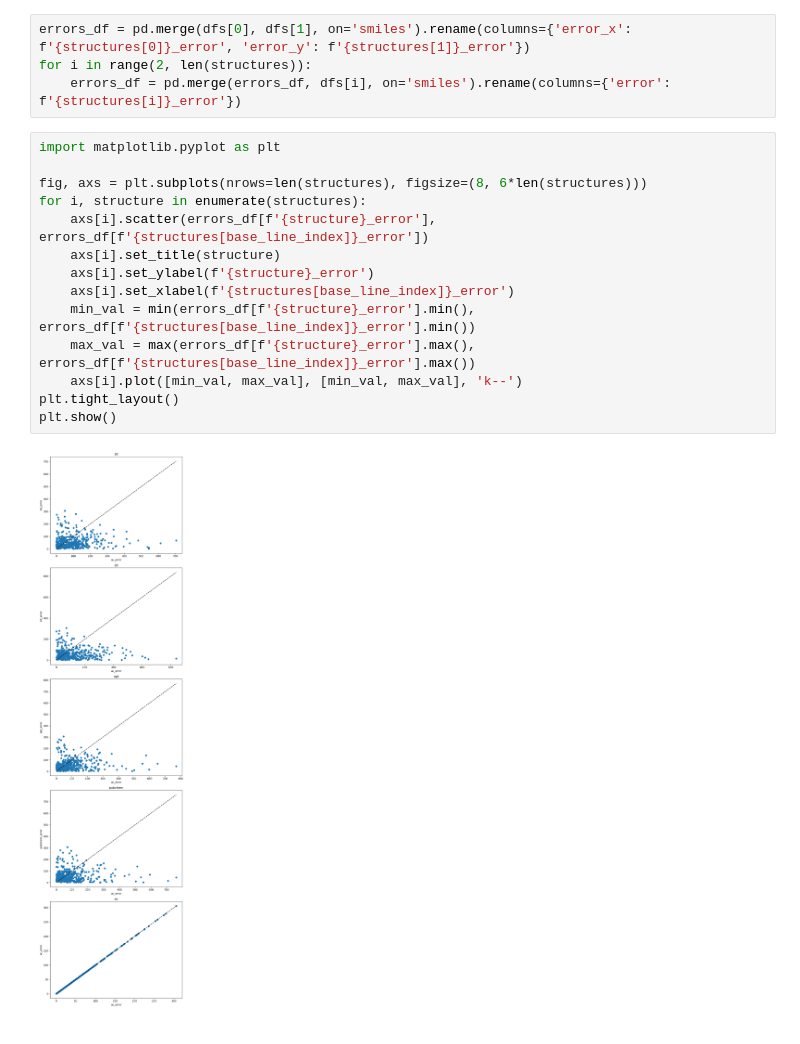
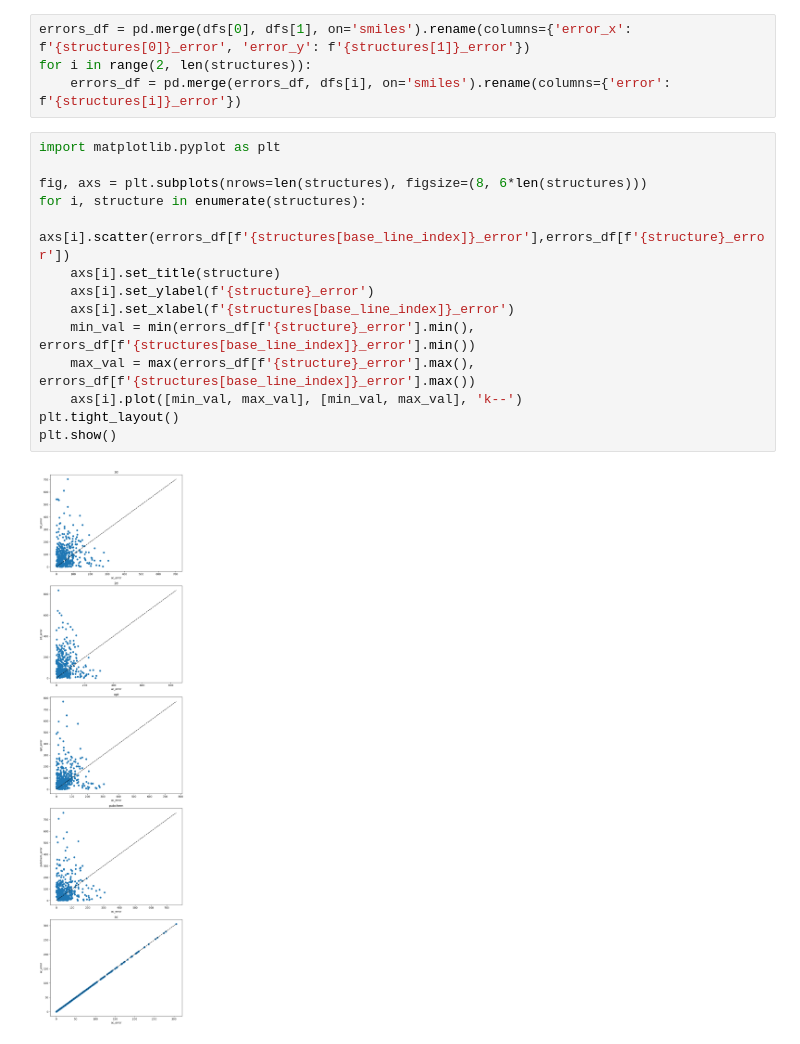
Before and after one commit to aminrezasefid/BaselineSheh, a Jupyter notebook: processes-on-mols/model-struct-viz.ipynb, the cells around one changed output. Drawn from its saved outputs; the diff is of its cells as text.

Commit message:
scatter model struct

```diff
--- a/processes-on-mols/model-struct-viz.ipynb
+++ b/processes-on-mols/model-struct-viz.ipynb
@@ -20,16 +20,16 @@ for i in range(2, len(structures)):
 # %%
 import matplotlib.pyplot as plt
 
 fig, axs = plt.subplots(nrows=len(structures), figsize=(8, 6*len(structures)))
 for i, structure in enumerate(structures):
-    axs[i].scatter(errors_df[f'{structure}_error'], errors_df[f'{structures[base_line_index]}_error'])
+    axs[i].scatter(errors_df[f'{structures[base_line_index]}_error'],errors_df[f'{structure}_error'])
     axs[i].set_title(structure)
     axs[i].set_ylabel(f'{structure}_error')
     axs[i].set_xlabel(f'{structures[base_line_index]}_error')
     min_val = min(errors_df[f'{structure}_error'].min(), errors_df[f'{structures[base_line_index]}_error'].min())
     max_val = max(errors_df[f'{structure}_error'].max(), errors_df[f'{structures[base_line_index]}_error'].max())
     axs[i].plot([min_val, max_val], [min_val, max_val], 'k--')
 plt.tight_layout()
 plt.show()
 # %% [output]
-[figure, old version]
+[figure, new version]
```
